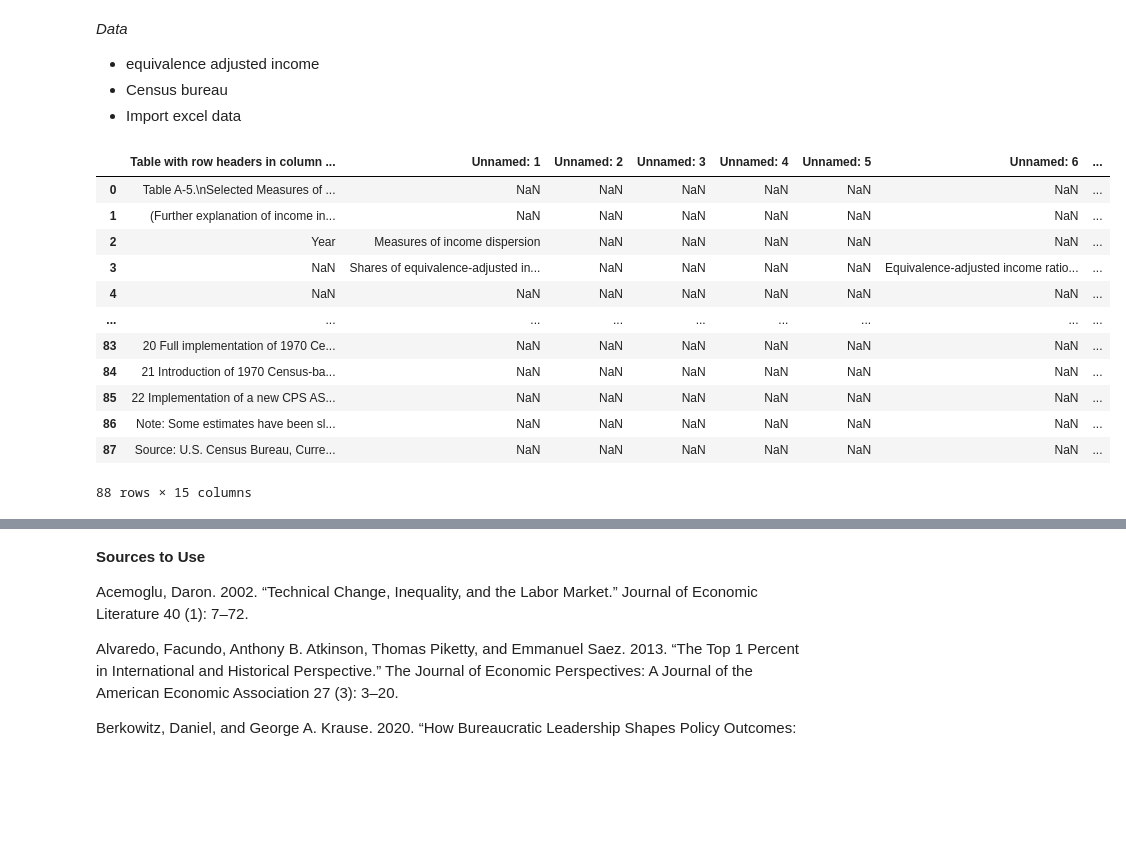
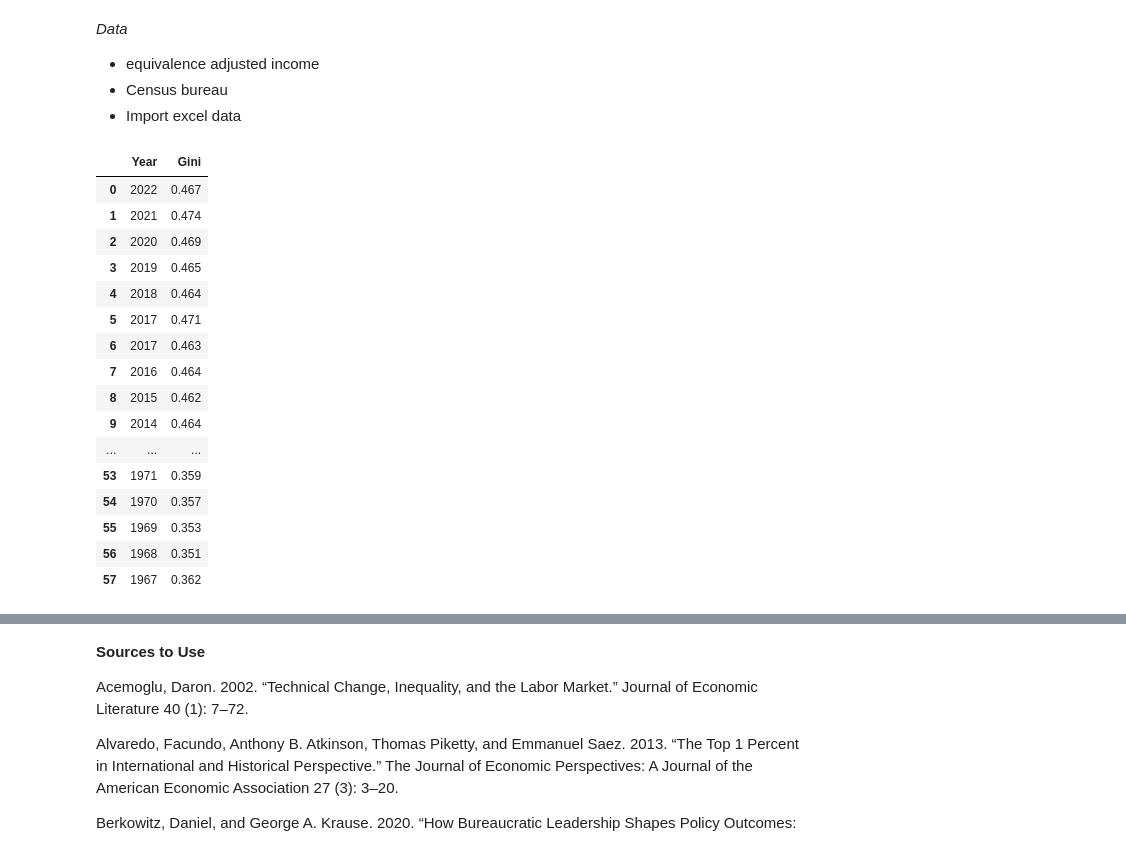
Before and after one commit to marcill1/as.180.369, a Jupyter notebook: contrib/marcill1/Arcillo-Abstract_Intro-Draft.ipynb, the cells around one changed output, grey strips where cells are left out. Cells and saved outputs as stored; diff of their text form; code cells hidden in the pictures; blank space fills up the shorter version.

Commit message:
Visualized gini data.

```diff
--- a/contrib/marcill1/Arcillo-Abstract_Intro-Draft.ipynb
+++ b/contrib/marcill1/Arcillo-Abstract_Intro-Draft.ipynb
@@ -48,19 +48,23 @@
 # %%
 import pandas as pd
 # %%
-df = pd.read_excel('tableA5.xlsx')
-df[['column1', 'column2']]
+df = pd.read_excel('GiniDAta.xlsx')
+df
 # %% [output]
-|  | Table with row headers in column ... | Unnamed: 1 | Unnamed: 2 | Unnamed: 3 | Unnamed: 4 | Unnamed: 5 | Unnamed: 6 | ... |
-| 0 | Table A-5.\nSelected Measures of ... | NaN | NaN | NaN | NaN | NaN | NaN | ... |
-| 1 | (Further explanation of income in... | NaN | NaN | NaN | NaN | NaN | NaN | ... |
-| 2 | Year | Measures of income dispersion | NaN | NaN | NaN | NaN | NaN | ... |
-| 3 | NaN | Shares of equivalence-adjusted in... | NaN | NaN | NaN | NaN | Equivalence-adjusted income ratio... | ... |
-| 4 | NaN | NaN | NaN | NaN | NaN | NaN | NaN | ... |
-| ... | ... | ... | ... | ... | ... | ... | ... | ... |
-| 83 | 20 Full implementation of 1970 Ce... | NaN | NaN | NaN | NaN | NaN | NaN | ... |
-| 84 | 21 Introduction of 1970 Census-ba... | NaN | NaN | NaN | NaN | NaN | NaN | ... |
-| 85 | 22 Implementation of a new CPS AS... | NaN | NaN | NaN | NaN | NaN | NaN | ... |
-| 86 | Note: Some estimates have been sl... | NaN | NaN | NaN | NaN | NaN | NaN | ... |
-| 87 | Source: U.S. Census Bureau, Curre... | NaN | NaN | NaN | NaN | NaN | NaN | ... |
+|  | Year | Gini |
+| 0 | 2022 | 0.467 |
+| 1 | 2021 | 0.474 |
+| 2 | 2020 | 0.469 |
+| 3 | 2019 | 0.465 |
+| 4 | 2018 | 0.464 |
+| 5 | 2017 | 0.471 |
+| 6 | 2017 | 0.463 |
+| 7 | 2016 | 0.464 |
+| 8 | 2015 | 0.462 |
+| 9 | 2014 | 0.464 |
+| ... | ... | ... |
+| 53 | 1971 | 0.359 |
+| 54 | 1970 | 0.357 |
+| 55 | 1969 | 0.353 |
+| 56 | 1968 | 0.351 |
+| 57 | 1967 | 0.362 |
-88 rows × 15 columns
```
Also changed, not shown: parts of 3 cells of this notebook, 1 other file.
